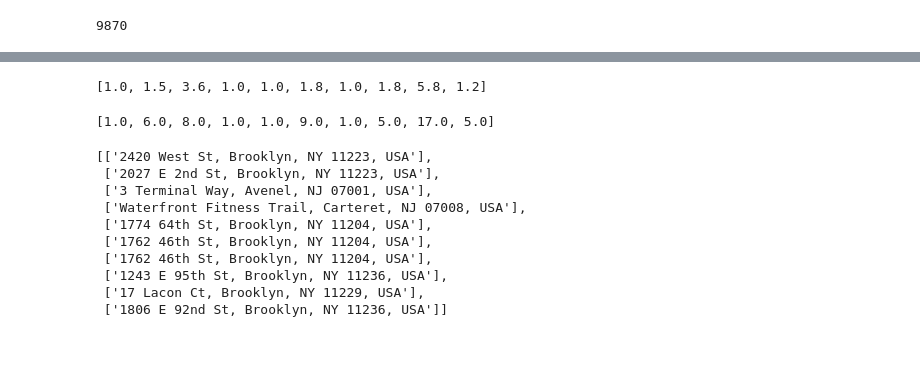
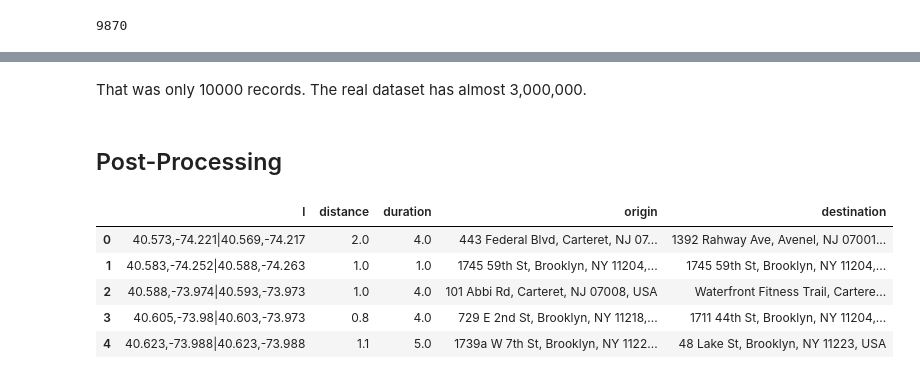
Before and after one commit to WillKoehrsen/taxi-fare, a Jupyter notebook: Google Maps Extraction.ipynb, the cells around one changed output, grey strips where cells are left out. Drawn from its saved outputs; the diff is of its cells as text; code cells hidden in the pictures; blank space fills up the shorter version.

```diff
--- a/Google Maps Extraction.ipynb
+++ b/Google Maps Extraction.ipynb
@@ -320,21 +300,15 @@ test_rounded.loc[:9]['l'].apply(lambda x: row_proc(x))
-# %%
-distances
-# %% [output]
-[1.0, 1.5, 3.6, 1.0, 1.0, 1.8, 1.0, 1.8, 5.8, 1.2]
-# %%
-durations
-# %% [output]
-[1.0, 6.0, 8.0, 1.0, 1.0, 9.0, 1.0, 5.0, 17.0, 5.0]
-# %%
-dests
-# %% [output]
-[['2420 West St, Brooklyn, NY 11223, USA'],
- ['2027 E 2nd St, Brooklyn, NY 11223, USA'],
- ['3 Terminal Way, Avenel, NJ 07001, USA'],
- ['Waterfront Fitness Trail, Carteret, NJ 07008, USA'],
- ['1774 64th St, Brooklyn, NY 11204, USA'],
- ['1762 46th St, Brooklyn, NY 11204, USA'],
- ['1762 46th St, Brooklyn, NY 11204, USA'],
- ['1243 E 95th St, Brooklyn, NY 11236, USA'],
- ['17 Lacon Ct, Brooklyn, NY 11229, USA'],
- ['1806 E 92nd St, Brooklyn, NY 11236, USA']]
+# %% [markdown]
+That was only 10000 records. The real dataset has almost 3,000,000.
+# %% [markdown]
+## Post-Processing
+# %%
+test_results = pd.DataFrame({'l': run_l, 'distance': distances, 'duration': durations,
+                             'origin': origins, 'destination': dests})
+test_results.head()
+# %% [output]
+|  | l | distance | duration | origin | destination |
+| 0 | 40.573,-74.221|40.569,-74.217 | 2.0 | 4.0 | 443 Federal Blvd, Carteret, NJ 07... | 1392 Rahway Ave, Avenel, NJ 07001... |
+| 1 | 40.583,-74.252|40.588,-74.263 | 1.0 | 1.0 | 1745 59th St, Brooklyn, NY 11204,... | 1745 59th St, Brooklyn, NY 11204,... |
+| 2 | 40.588,-73.974|40.593,-73.973 | 1.0 | 4.0 | 101 Abbi Rd, Carteret, NJ 07008, USA | Waterfront Fitness Trail, Cartere... |
+| 3 | 40.605,-73.98|40.603,-73.973 | 0.8 | 4.0 | 729 E 2nd St, Brooklyn, NY 11218,... | 1711 44th St, Brooklyn, NY 11204,... |
+| 4 | 40.623,-73.988|40.623,-73.988 | 1.1 | 5.0 | 1739a W 7th St, Brooklyn, NY 1122... | 48 Lake St, Brooklyn, NY 11223, USA |
```
Also changed, not shown: parts of 31 cells of this notebook, 1 other file.
